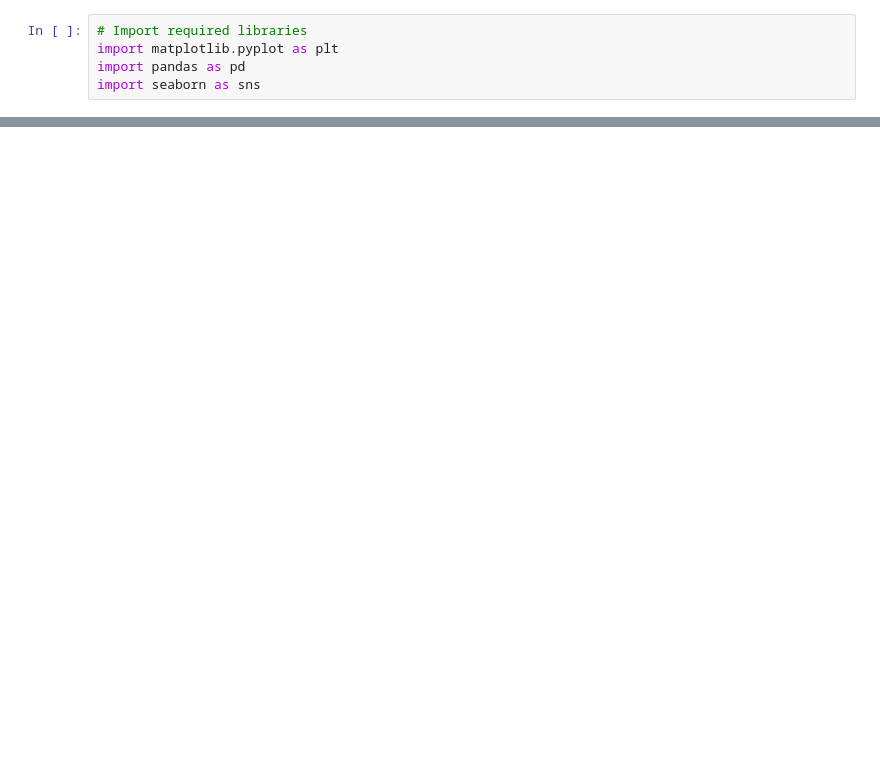
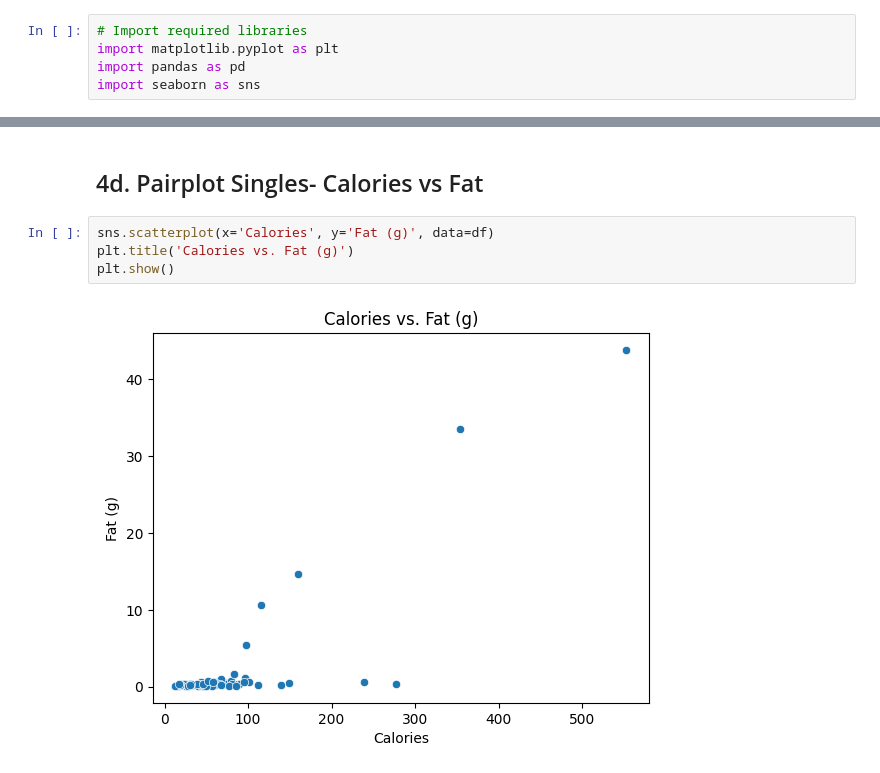
Before and after one commit to ksteele3712/datafun_06_eda, a Jupyter notebook: kristinesteele_eda.ipynb, the cells around one changed output, grey strips where cells are left out. Saved outputs shown, nothing was run; the diff lists cells and outputs as text; blank space fills up the shorter version.

```diff
--- a/kristinesteele_eda.ipynb
+++ b/kristinesteele_eda.ipynb
@@ -72,0 +174,8 @@ print(df_nutrition['Name'].nunique())
+# %% [markdown]
+## 4d. Pairplot Singles- Calories vs Fat
+# %%
+sns.scatterplot(x='Calories', y='Fat (g)', data=df)
+plt.title('Calories vs. Fat (g)')
+plt.show()
+# %% [output]
+[figure, added]
```
Also changed, not shown: parts of 63 cells of this notebook.
